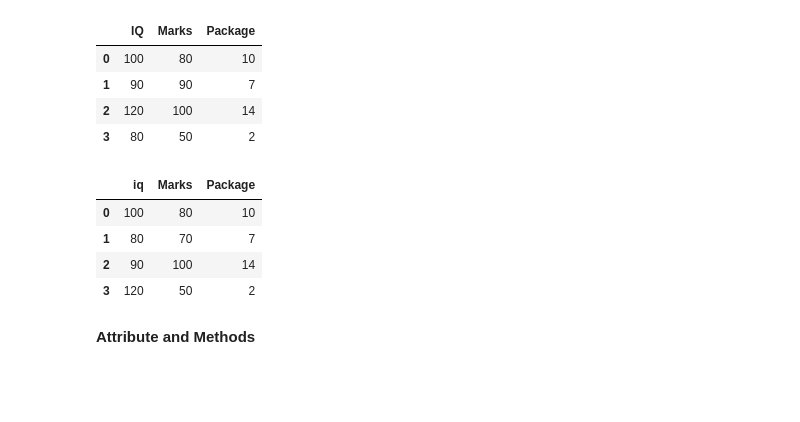
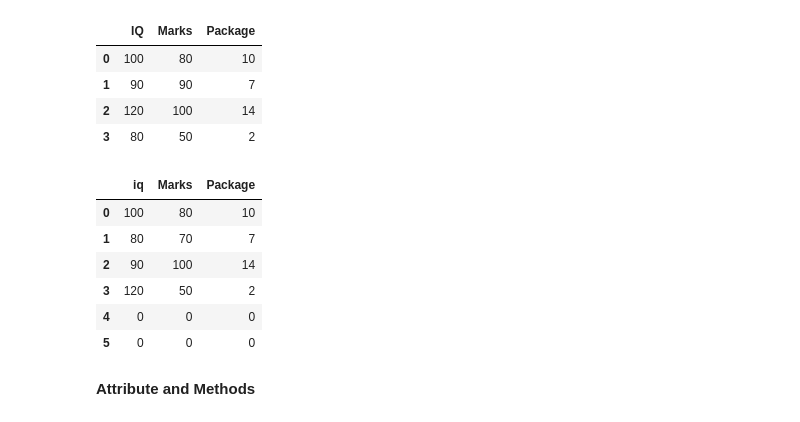
Before and after one commit to rehanmehdichandio/Pandas-df-practice, a Jupyter notebook: Pandas_DF_Practice.ipynb, the cells around one changed output. Drawn from its saved outputs; the diff is of its cells as text; code cells hidden in the pictures; blank space fills up the shorter version.

```diff
--- a/Pandas_DF_Practice.ipynb
+++ b/Pandas_DF_Practice.ipynb
@@ -26,19 +26,21 @@ pd.DataFrame(student_data,columns=['IQ', 'Marks', 'Package'])
 # %%
  #using dict
  student_dict = {
-     'iq' :[100,80,90,120],
-     'Marks' :[80, 70, 100, 50],
-     'Package' : [10, 7, 14, 2]
+     'iq' :[100,80,90,120,0,0],
+     'Marks' :[80, 70, 100, 50,0,0],
+     'Package' : [10, 7, 14, 2,0,0]
  }
  students=pd.DataFrame(student_dict)
 
  students
 # %% [output]
 |  | iq | Marks | Package |
 | 0 | 100 | 80 | 10 |
 | 1 | 80 | 70 | 7 |
 | 2 | 90 | 100 | 14 |
 | 3 | 120 | 50 | 2 |
+| 4 | 0 | 0 | 0 |
+| 5 | 0 | 0 | 0 |
 # %%
 movies = pd.read_csv('/content/movies.csv')
 # %%
```
Also changed, not shown: parts of 6 cells of this notebook.
